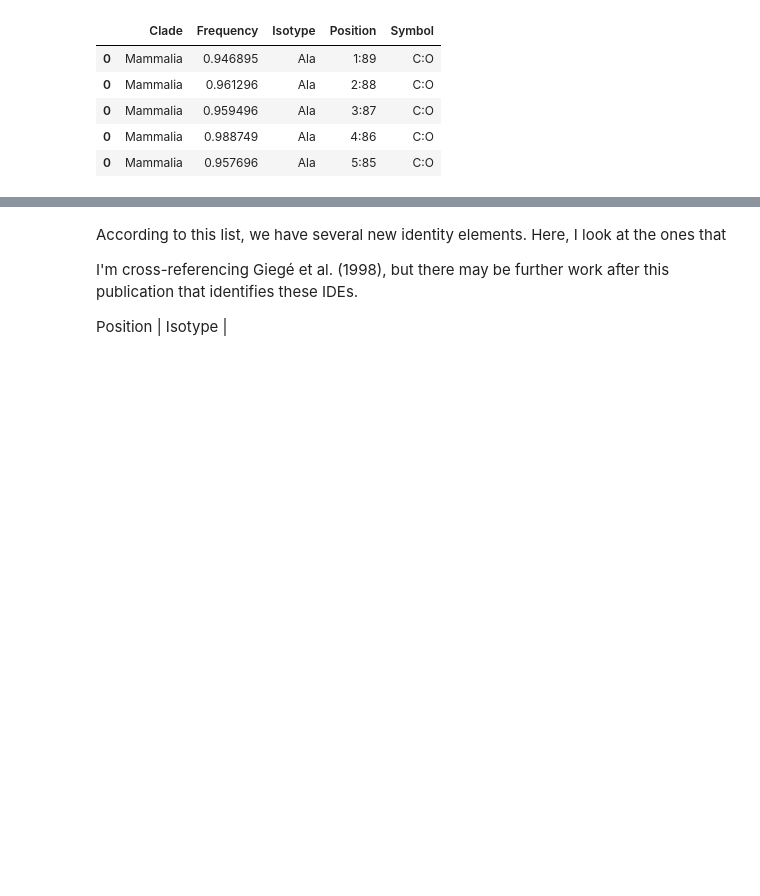
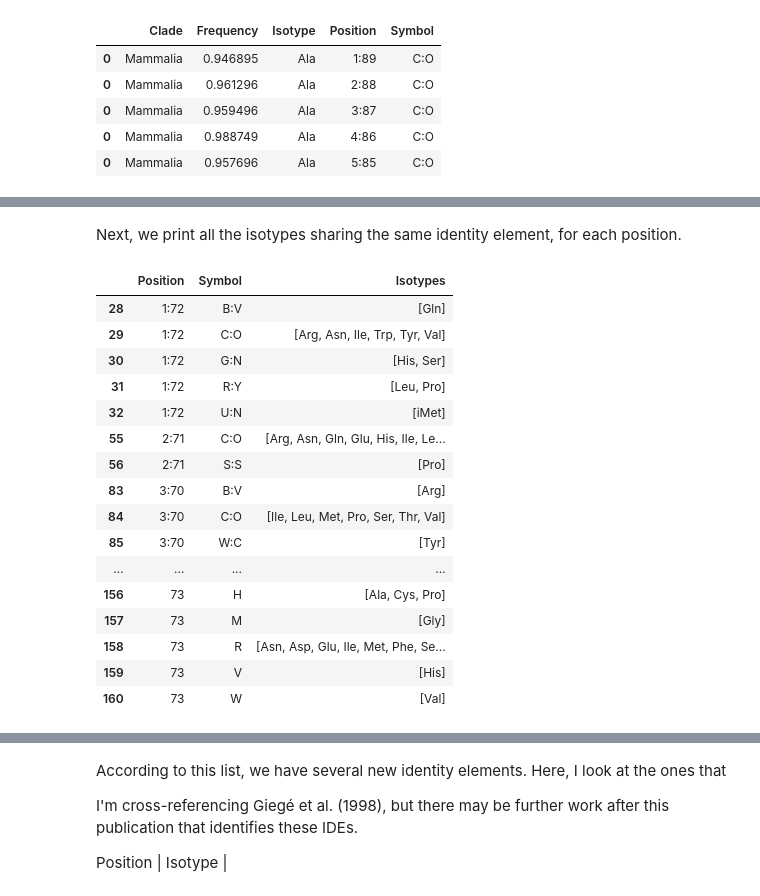
Before and after one commit to bylin/euk-features, a Jupyter notebook: notebooks/euk-isotypes.ipynb, the cells around one changed output, grey strips where cells are left out. Drawn from its saved outputs; the diff is of its cells as text; code cells hidden in the pictures; blank space fills up the shorter version.

```diff
--- a/notebooks/euk-isotypes.ipynb
+++ b/notebooks/euk-isotypes.ipynb
@@ -66 +110,34 @@ key_ides
+# %% [markdown]
+Next, we print all the isotypes sharing the same identity element, for each position.
+# %%
+# Aggregate isotypes
+key_ides = identities.ix[identities.Frequency >= 0.98].groupby(["Position", "Symbol"])
+key_ides = key_ides.apply(lambda x: list(x.Isotype)).reset_index()
+key_ides.columns = ['Position', "Symbol", "Isotypes"]
+
+# Sort by position
+df = pd.DataFrame()
+for position in sorted(set(key_ides['Position']), key=lambda x: int(x.split(':')[0]) if 'V' not in x else 45):
+  df = pd.concat([df, key_ides[key_ides.Position == position]])
+
+key_ides = df
+key_ides
+# %% [output]
+|  | Position | Symbol | Isotypes |
+| 28 | 1:72 | B:V | [Gln] |
+| 29 | 1:72 | C:O | [Arg, Asn, Ile, Trp, Tyr, Val] |
+| 30 | 1:72 | G:N | [His, Ser] |
+| 31 | 1:72 | R:Y | [Leu, Pro] |
+| 32 | 1:72 | U:N | [iMet] |
+| 55 | 2:71 | C:O | [Arg, Asn, Gln, Glu, His, Ile, Le... |
+| 56 | 2:71 | S:S | [Pro] |
+| 83 | 3:70 | B:V | [Arg] |
+| 84 | 3:70 | C:O | [Ile, Leu, Met, Pro, Ser, Thr, Val] |
+| 85 | 3:70 | W:C | [Tyr] |
+| ... | ... | ... | ... |
+| 156 | 73 | H | [Ala, Cys, Pro] |
+| 157 | 73 | M | [Gly] |
+| 158 | 73 | R | [Asn, Asp, Glu, Ile, Met, Phe, Se... |
+| 159 | 73 | V | [His] |
+| 160 | 73 | W | [Val] |
 # %% [markdown]
```
Also changed, not shown: parts of 12 cells of this notebook.
